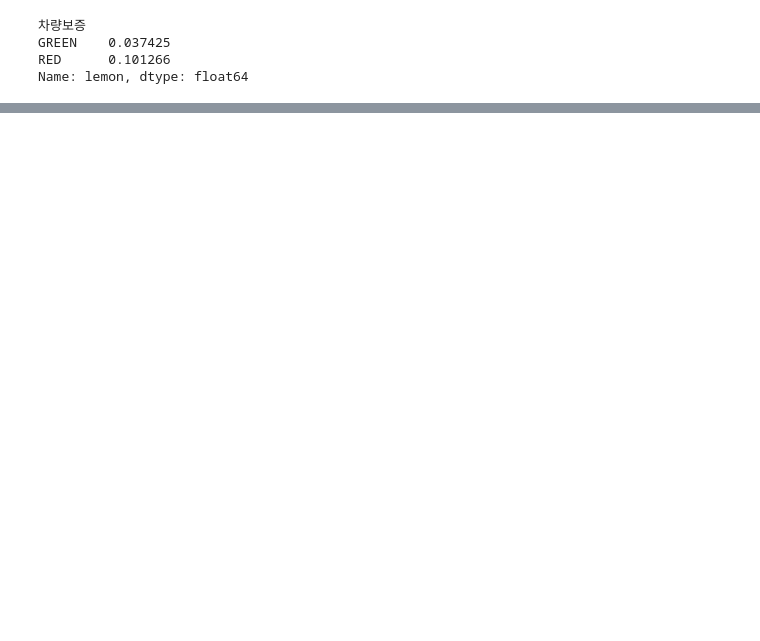
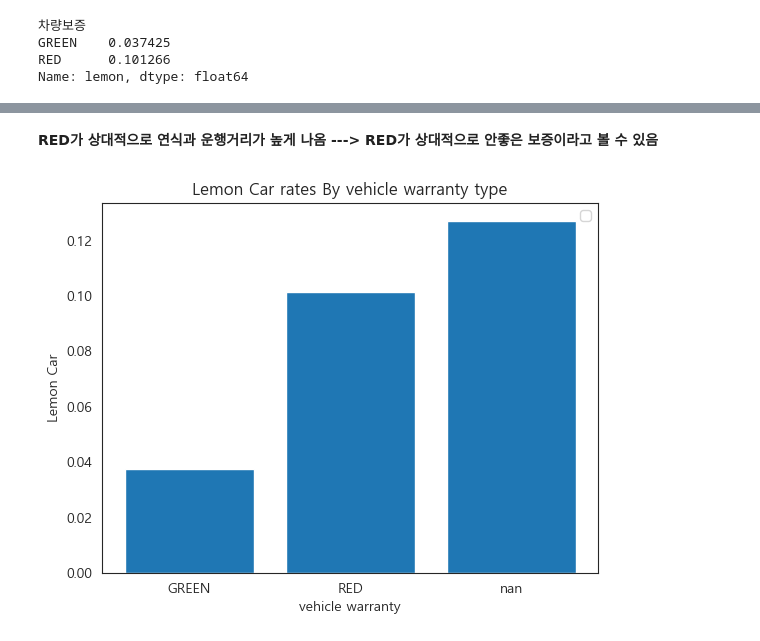
Before and after one commit to siwoolyyy/ml-data, a Jupyter notebook: lemon_sw.ipynb, the cells around one changed output, grey strips where cells are left out. Cells and saved outputs as stored; diff of their text form; code cells hidden in the pictures; blank space fills up the shorter version.

Commit message:
update_lemon

```diff
--- a/lemon_sw.ipynb
+++ b/lemon_sw.ipynb
@@ -121,0 +144,14 @@ Name: 운행거리, dtype: float64
+# %% [markdown]
+**RED가 상대적으로 연식과 운행거리가 높게 나옴 ---> RED가 상대적으로 안좋은 보증이라고 볼 수 있음**
+# %%
+g = lemon.groupby(['차량보증'], dropna=False)['lemon'].mean()
+x = g.index.astype(str)
+y = g.values
+plt.bar(x, y)
+plt.title('Lemon Car rates By vehicle warranty type')
+plt.xlabel('vehicle warranty')
+plt.ylabel('Lemon Car')
+plt.legend()
+plt.show()
+# %% [output]
+[figure, added]
```
Also changed, not shown: parts of 20 cells of this notebook.
